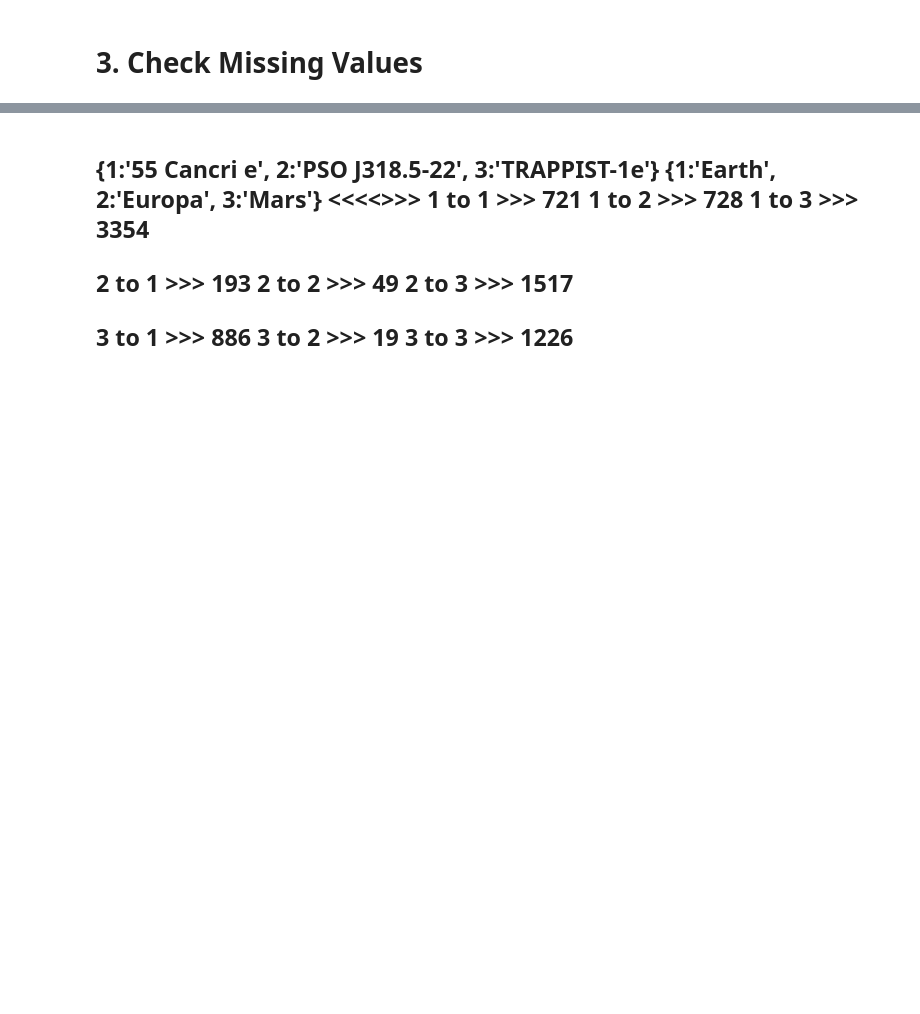
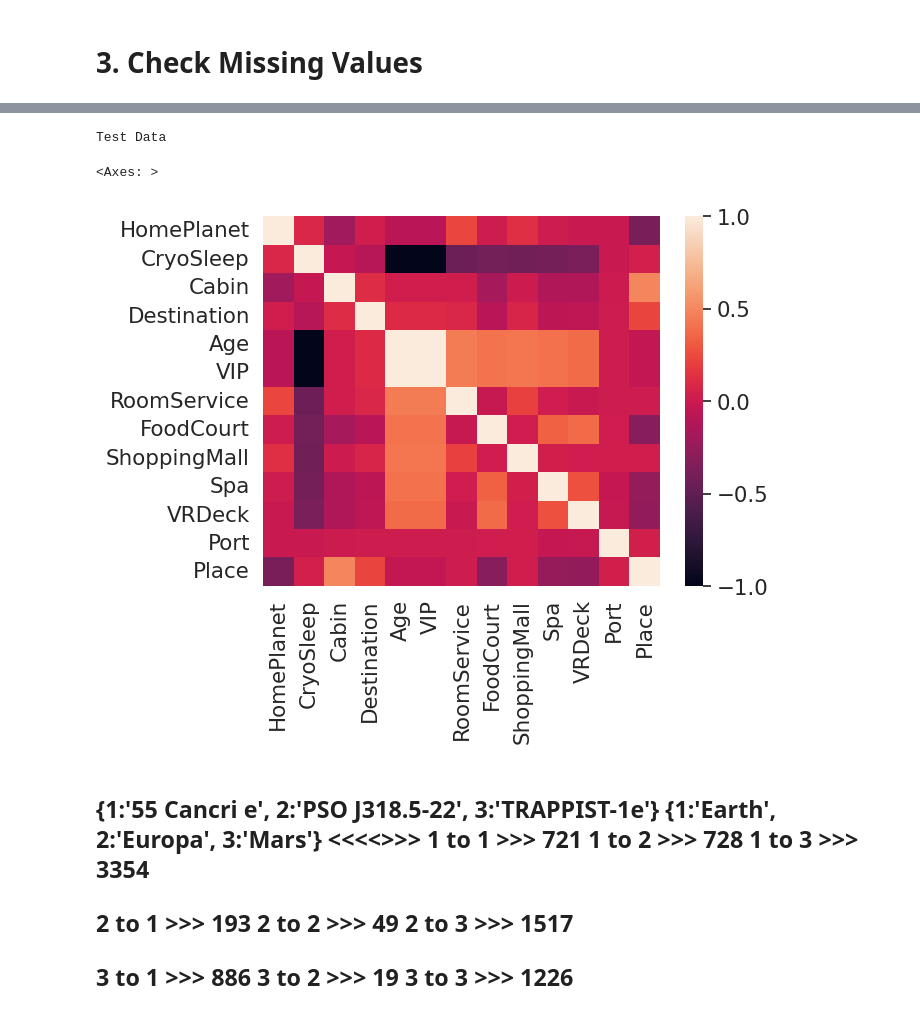
Before and after one commit to Sadeqsoli/SpaceTitanicSurvivors, a Jupyter notebook: spacetitanicsurvivors.ipynb, the cells around one changed output, grey strips where cells are left out. Drawn from its saved outputs; the diff is of its cells as text; code cells hidden in the pictures; blank space fills up the shorter version.

```diff
--- a/spacetitanicsurvivors.ipynb
+++ b/spacetitanicsurvivors.ipynb
@@ -502,3 +377,15 @@ sns.heatmap(corr, annot=False)
+# %%
+test_num = test.select_dtypes(include=['float64', 'int64'])
+
+# Calculate the correlations of numerical columns
+corr = test_num.corr()
+
+print("Test Data")
+sns.heatmap(corr, annot=False)
+# %% [output]
+Test Data
+<Axes: >
+[figure, added]
 # %%
 #print('cryo Taransported: ', sum(df[df.CryoSleep == 1].Transported), 'transported: ',sum(df.Transported))
 # # Calculate mean
```
Also changed, not shown: parts of 51 cells of this notebook.
